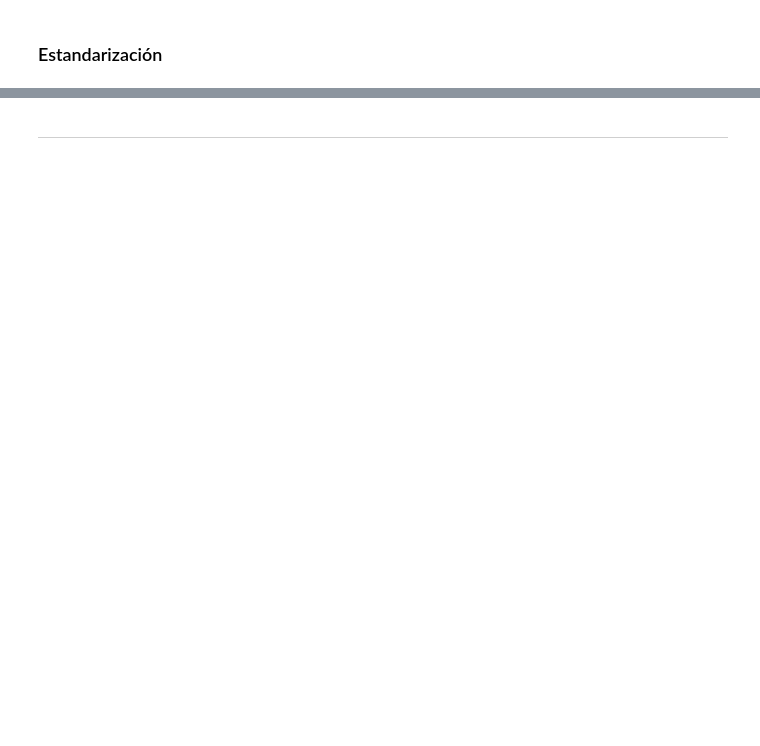
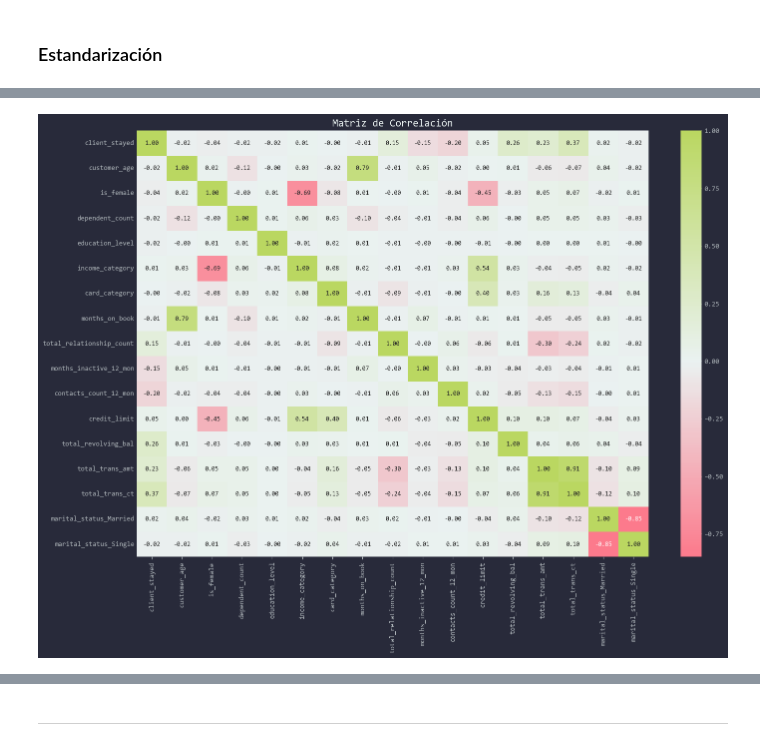
Before and after one commit to Toutl/Data-Processing-Laboratory, a Jupyter notebook: Examenes/III/Examen03.ipynb, the cells around one changed output, grey strips where cells are left out. Drawn from its saved outputs; the diff is of its cells as text; code cells hidden in the pictures; blank space fills up the shorter version.

```diff
--- a/Examenes/III/Examen03.ipynb
+++ b/Examenes/III/Examen03.ipynb
@@ -684,0 +692,12 @@ dfp.describe()
+# %%
+var_est = ["dependent_count", "education_level", "income_category", "total_relationship_count", "credit_limit"]
+var_rob = ["customer_age", "card_category", "months_on_book", "months_inactive_12_mon",
+           "contacts_count_12_mon", "total_revolving_bal", "total_trans_amt", "total_trans_ct"]
+
+est_sc = StandardScaler()
+rob_sc = RobustScaler()
+
+dfp[var_est] = est_sc.fit_transform(dfp[var_est])
+dfp[var_rob] = rob_sc.fit_transform(dfp[var_rob])
+
+dfp
@@ -684,0 +718,9 @@ dfp.describe()
+# %%
+corr = dfp.corr()
+plt.figure(figsize=(15, 11))
+sns.heatmap(corr, annot=True, cmap=TOUTL_PALETTES["diverging"], fmt=".2f", center=0, annot_kws={"fontsize":9})
+plt.title("Matriz de Correlación")
+plt.tight_layout()
+plt.show()
+# %% [output]
+[figure, added]
```
Also changed, not shown: parts of 38 cells of this notebook.
